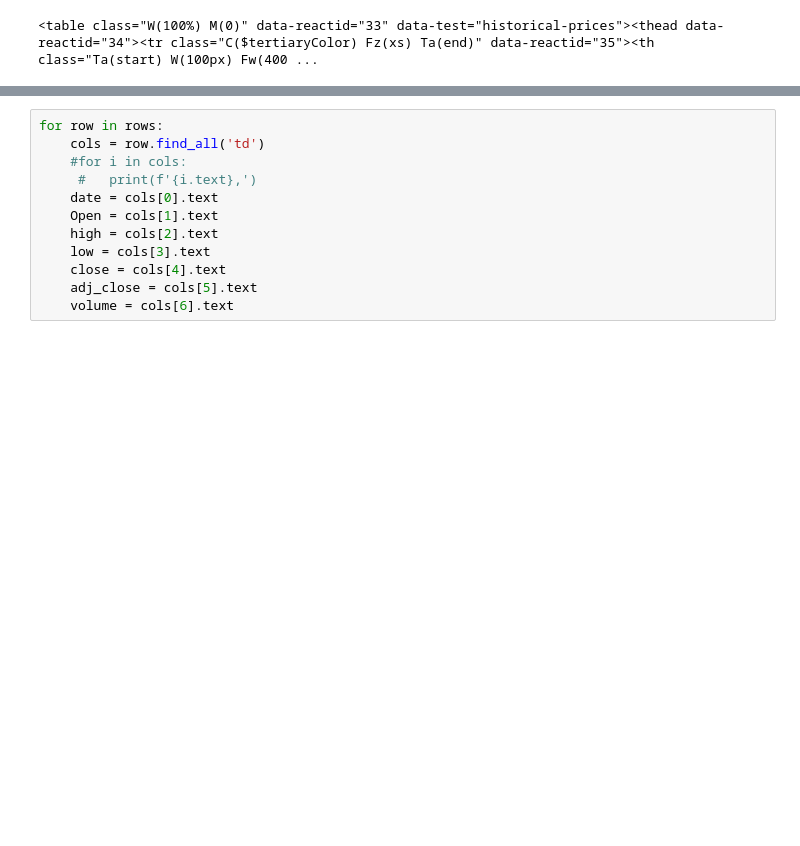
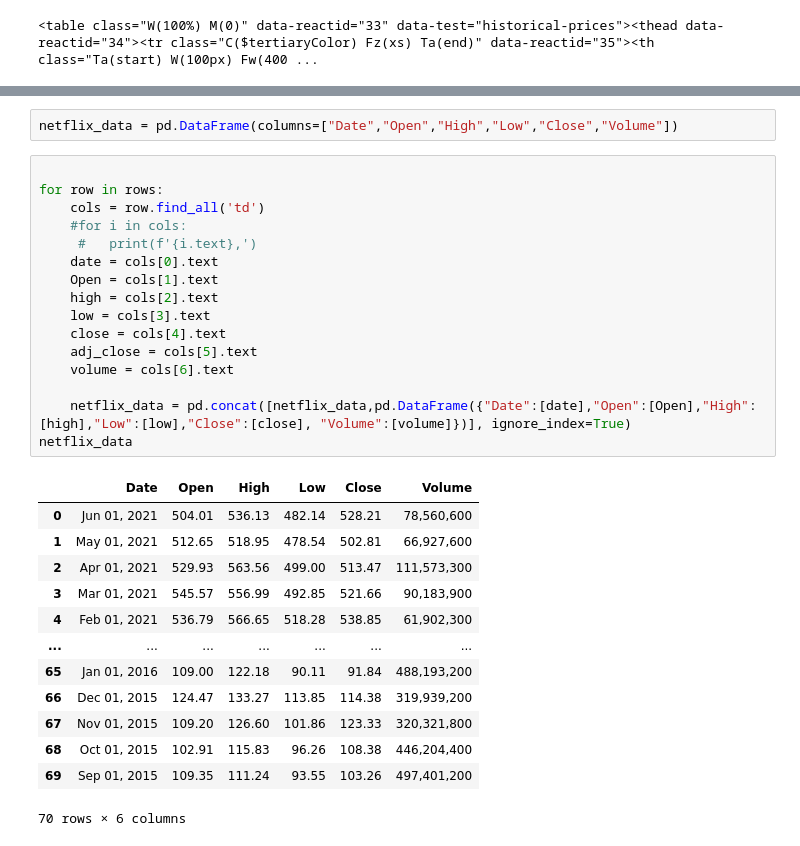
Before and after one commit to mohamedishhaq/web-scraping, a Jupyter notebook: notes/Extract-Netflix-Data-practice1.ipynb, the cells around one changed output, grey strips where cells are left out. Cells and saved outputs as stored; diff of their text form; blank space fills up the shorter version.

```diff
--- a/notes/Extract-Netflix-Data-practice1.ipynb
+++ b/notes/Extract-Netflix-Data-practice1.ipynb
@@ -80,15 +80,35 @@ rows
  <tr class="BdT Bdc($seperatorColor) Ta(end) Fz(s) Whs(nw)" data-reactid="1056"><td class="Py(10px) Ta(start) Pend(10px)" data-reactid="1057"><span data-reactid="1058">Nov 01, 2015</span></td><td clas ...
  <tr class="BdT Bdc($seperatorColor) Ta(end) Fz(s) Whs(nw)" data-reactid="1071"><td class="Py(10px) Ta(start) Pend(10px)" data-reactid="1072"><span data-reactid="1073">Oct 01, 2015</span></td><td clas ...
  <tr class="BdT Bdc($seperatorColor) Ta(end) Fz(s) Whs(nw)" data-reactid="1086"><td class="Py(10px) Ta(start) Pend(10px)" data-reactid="1087"><span data-reactid="1088">Sep 01, 2015</span></td><td clas ...
+# %%
+netflix_data = pd.DataFrame(columns=["Date","Open","High","Low","Close","Volume"])
 # %%
+
 for row in rows:
     cols = row.find_all('td')
     #for i in cols:
      #   print(f'{i.text},')
     date = cols[0].text
     Open = cols[1].text
     high = cols[2].text
     low = cols[3].text
     close = cols[4].text
     adj_close = cols[5].text
     volume = cols[6].text
+
+    netflix_data = pd.concat([netflix_data,pd.DataFrame({"Date":[date],"Open":[Open],"High":[high],"Low":[low],"Close":[close], "Volume":[volume]})], ignore_index=True)
+netflix_data
+# %% [output]
+|  | Date | Open | High | Low | Close | Volume |
+| 0 | Jun 01, 2021 | 504.01 | 536.13 | 482.14 | 528.21 | 78,560,600 |
+| 1 | May 01, 2021 | 512.65 | 518.95 | 478.54 | 502.81 | 66,927,600 |
+| 2 | Apr 01, 2021 | 529.93 | 563.56 | 499.00 | 513.47 | 111,573,300 |
+| 3 | Mar 01, 2021 | 545.57 | 556.99 | 492.85 | 521.66 | 90,183,900 |
+| 4 | Feb 01, 2021 | 536.79 | 566.65 | 518.28 | 538.85 | 61,902,300 |
+| ... | ... | ... | ... | ... | ... | ... |
+| 65 | Jan 01, 2016 | 109.00 | 122.18 | 90.11 | 91.84 | 488,193,200 |
+| 66 | Dec 01, 2015 | 124.47 | 133.27 | 113.85 | 114.38 | 319,939,200 |
+| 67 | Nov 01, 2015 | 109.20 | 126.60 | 101.86 | 123.33 | 320,321,800 |
+| 68 | Oct 01, 2015 | 102.91 | 115.83 | 96.26 | 108.38 | 446,204,400 |
+| 69 | Sep 01, 2015 | 109.35 | 111.24 | 93.55 | 103.26 | 497,401,200 |
+70 rows × 6 columns
```
Also changed, not shown: parts of 1 cell of this notebook.
